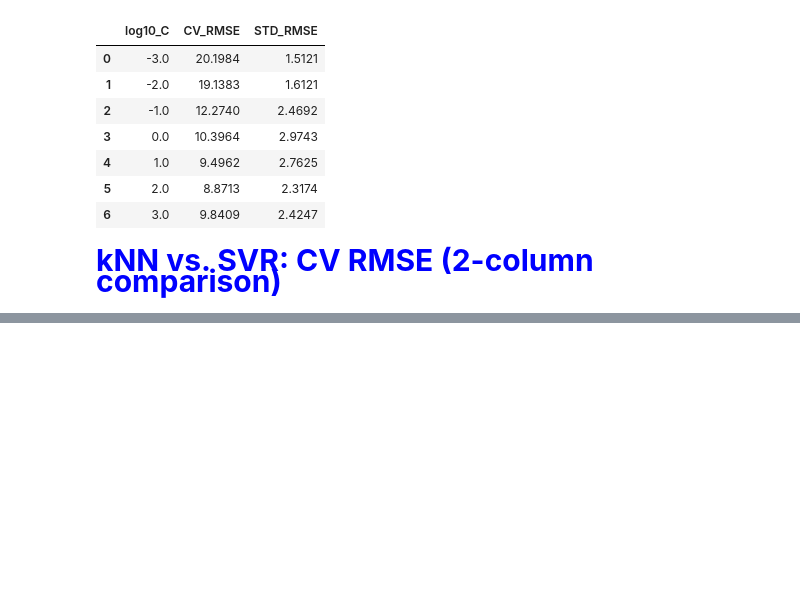
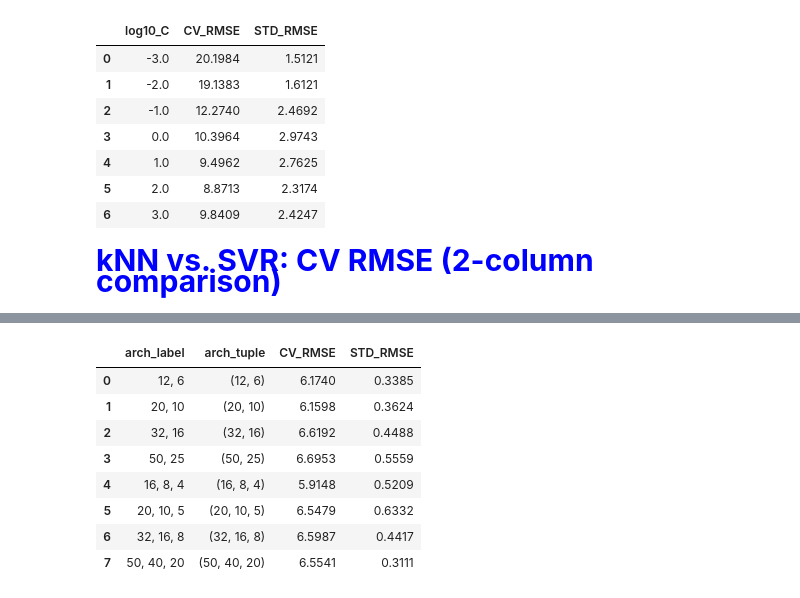
Before and after one commit to nahshonmokua/LoRaWAN-IndoorPathLossModeling-ML, a Jupyter notebook: 12_General_Comparisons.ipynb, the cells around one changed output, grey strips where cells are left out. Cells and saved outputs as stored; diff of their text form; code cells hidden in the pictures; blank space fills up the shorter version.

```diff
--- a/12_General_Comparisons.ipynb
+++ b/12_General_Comparisons.ipynb
@@ -460,0 +473,81 @@ Saved figure: Figures/KNN_SVR_bestRMSE_STD_comparison.png
+# %%
+# Paths for ANN and RNN CV results (independent of the cells above)
+ANN_BEST_PROFILE_PATH = os.path.join(CV_RESULTS_DIR, "ann_compact_best_profile_per_architecture.csv")
+ANN_CV_RESULTS_PATH   = os.path.join(CV_RESULTS_DIR, "ann_compact_kfold_results_summary.csv")
+RNN_BEST_PROFILE_PATH = os.path.join(CV_RESULTS_DIR, "rnn_best_profile_per_architecture.csv")
+RNN_CV_RESULTS_PATH   = os.path.join(CV_RESULTS_DIR, "rnn_kfold_results_summary.csv")
+
+
+def _arch_to_tuple(value):
+    if isinstance(value, (list, tuple, np.ndarray)):
+        return tuple(int(v) for v in value)
+    return tuple(int(n) for n in re.findall(r"\d+", str(value)))
+
+
+def load_arch_best_rmse(preferred_path, fallback_path, target_archs):
+    """Best CV RMSE and its SD for each architecture in `target_archs`, preferring
+    a pre-computed best-profile-per-architecture table and falling back to
+    deriving it from the raw kfold results summary (mirroring the ANN/RNN
+    notebooks' own loading cells)."""
+    if os.path.exists(preferred_path):
+        df = pd.read_csv(preferred_path)
+    elif os.path.exists(fallback_path):
+        df = pd.read_csv(fallback_path)
+        if "Regularization Profile" in df.columns:
+            rank_col = "Median Val RMSE" if "Median Val RMSE" in df.columns else "Mean Val RMSE"
+            df = (
+                df.sort_values(by=rank_col, ascending=True)
+                .groupby("Architecture", as_index=False)
+                .head(1)
+            )
+    else:
+        raise FileNotFoundError(f"Missing CV results: {preferred_path} (or fallback {fallback_path})")
+
+    rmse_col = "Median Val RMSE" if "Median Val RMSE" in df.columns else "Mean Val RMSE"
+    std_col = "Std Val RMSE"
+    required_cols = {"Hidden Layers", rmse_col, std_col}
+    missing = required_cols - set(df.columns)
+    if missing:
+        raise KeyError(f"{preferred_path} is missing columns: {sorted(missing)}")
+
+    df["arch_tuple"] = df["Hidden Layers"].apply(_arch_to_tuple)
+    df["CV_RMSE"] = pd.to_numeric(df[rmse_col], errors="coerce")
+    df["STD_RMSE"] = pd.to_numeric(df[std_col], errors="coerce")
+
+    df = df[df["arch_tuple"].isin(target_archs)].dropna(subset=["CV_RMSE", "STD_RMSE"])
+    df = df.loc[df.groupby("arch_tuple")["CV_RMSE"].idxmin()].copy()
+
+    found = set(df["arch_tuple"])
+    missing_archs = [a for a in target_archs if a not in found]
+    if missing_archs:
+        print(f"Note: no CV results for architectures {missing_archs}; skipping.")
+    if df.empty:
+        raise ValueError("None of the target architectures were found.")
+
+    df["Total Nodes"] = df["arch_tuple"].apply(sum)
+    df["Number of Hidden Layers"] = df["arch_tuple"].apply(len)
+    df = df.sort_values(by=["Number of Hidden Layers", "Total Nodes"]).reset_index(drop=True)
+    df["arch_label"] = df["arch_tuple"].apply(lambda t: ", ".join(map(str, t)))
+
+    return df[["arch_label", "arch_tuple", "CV_RMSE", "STD_RMSE"]]
+
+
+# Edit these to choose exactly which architectures appear on each panel below.
+ANN_TARGET_ARCHS = [(12, 6), (20, 10), (32, 16), (50, 25), (16, 8, 4), (20, 10, 5), (32, 16, 8), (50, 40, 20)]
+RNN_TARGET_ARCHS = [(8,), (16,), (32,), (32, 16), (64, 32), (20, 10, 5), (32, 16, 8), (128, 64, 32)]
+
+cv_ann_df = load_arch_best_rmse(ANN_BEST_PROFILE_PATH, ANN_CV_RESULTS_PATH, ANN_TARGET_ARCHS)
+cv_rnn_df = load_arch_best_rmse(RNN_BEST_PROFILE_PATH, RNN_CV_RESULTS_PATH, RNN_TARGET_ARCHS)
+
+display(cv_ann_df.round(4))
+display(cv_rnn_df.round(4))
+# %% [output]
+|  | arch_label | arch_tuple | CV_RMSE | STD_RMSE |
+| 0 | 12, 6 | (12, 6) | 6.1740 | 0.3385 |
+| 1 | 20, 10 | (20, 10) | 6.1598 | 0.3624 |
+| 2 | 32, 16 | (32, 16) | 6.6192 | 0.4488 |
+| 3 | 50, 25 | (50, 25) | 6.6953 | 0.5559 |
+| 4 | 16, 8, 4 | (16, 8, 4) | 5.9148 | 0.5209 |
+| 5 | 20, 10, 5 | (20, 10, 5) | 6.5479 | 0.6332 |
+| 6 | 32, 16, 8 | (32, 16, 8) | 6.5987 | 0.4417 |
+| 7 | 50, 40, 20 | (50, 40, 20) | 6.5541 | 0.3111 |
```
Also changed, not shown: parts of 7 cells of this notebook.
